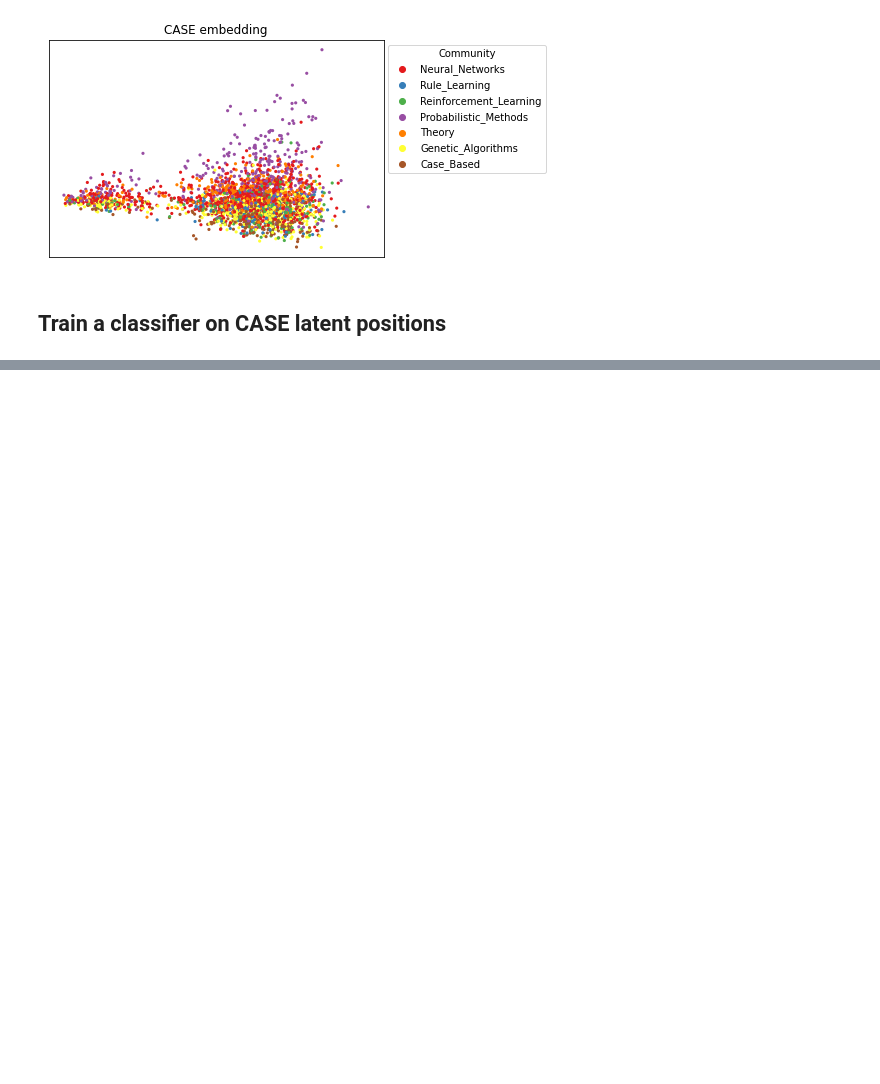
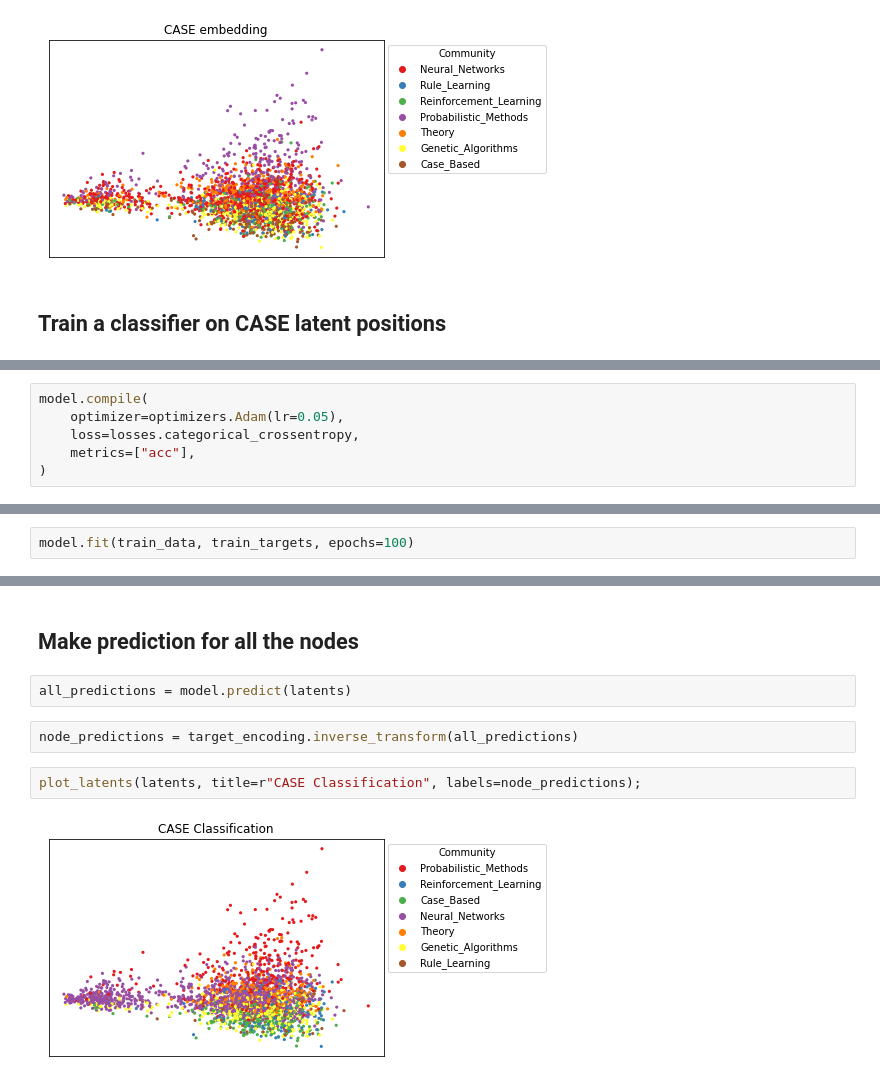
Before and after one commit to zeou1/graspy, a Jupyter notebook: docs/tutorials/embedding/CASConCORA.ipynb, the cells around one changed output, grey strips where cells are left out. Drawn from its saved outputs; the diff is of its cells as text; blank space fills up the shorter version.

```diff
--- a/docs/tutorials/embedding/CASConCORA.ipynb
+++ b/docs/tutorials/embedding/CASConCORA.ipynb
@@ -48,0 +70,6 @@ from tensorflow.keras import layers, optimizers, losses, metrics, Model
+# %%
+model.compile(
+    optimizer=optimizers.Adam(lr=0.05),
+    loss=losses.categorical_crossentropy,
+    metrics=["acc"],
+)
@@ -48,0 +78,2 @@ from tensorflow.keras import layers, optimizers, losses, metrics, Model
+# %%
+model.fit(train_data, train_targets, epochs=100)
@@ -48,0 +109,10 @@ from tensorflow.keras import layers, optimizers, losses, metrics, Model
+# %% [markdown]
+## Make prediction for all the nodes
+# %%
+all_predictions = model.predict(latents)
+# %%
+node_predictions = target_encoding.inverse_transform(all_predictions)
+# %%
+plot_latents(latents, title=r"CASE Classification", labels=node_predictions);
+# %% [output]
+[figure, added]
```
Also changed, not shown: parts of 8 cells of this notebook.
